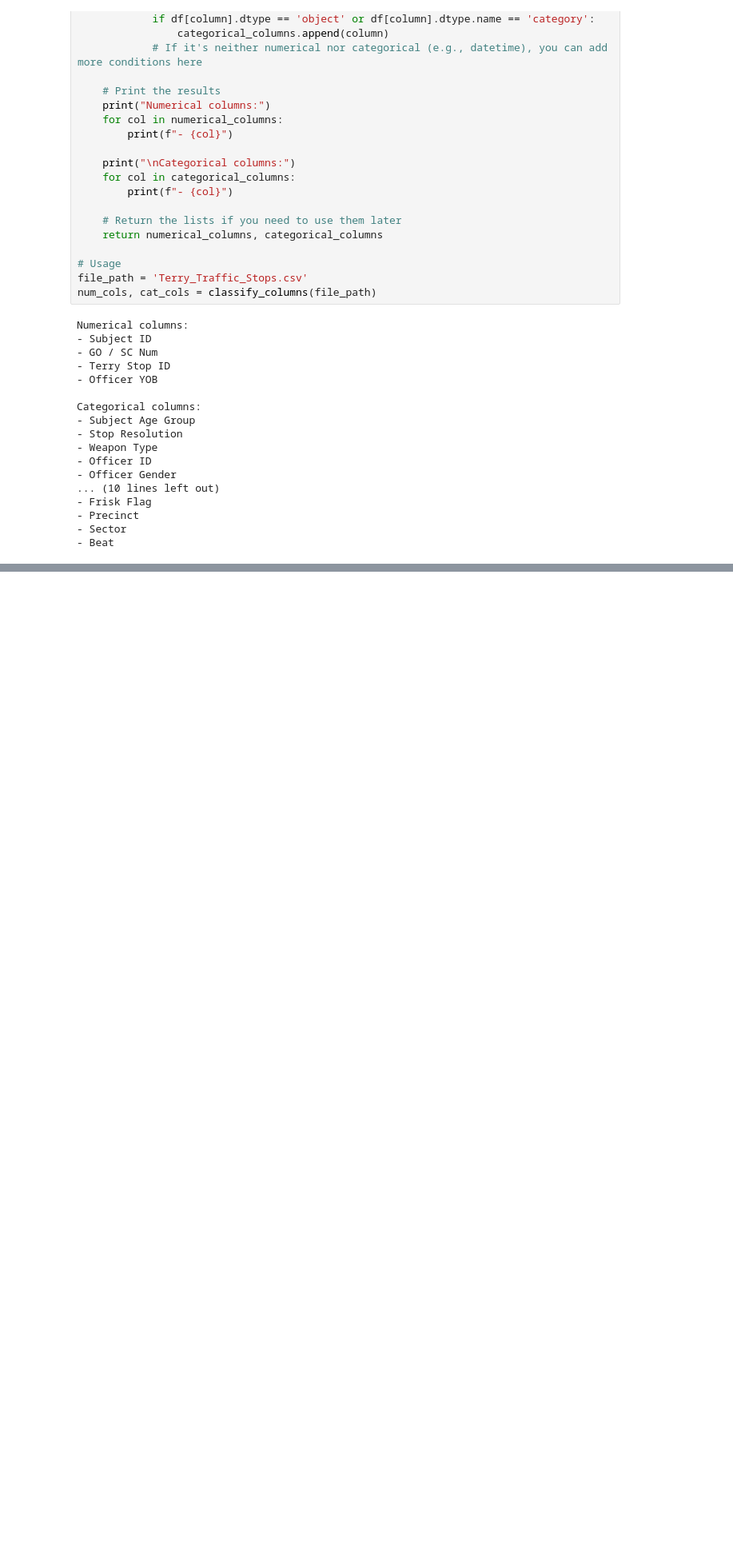
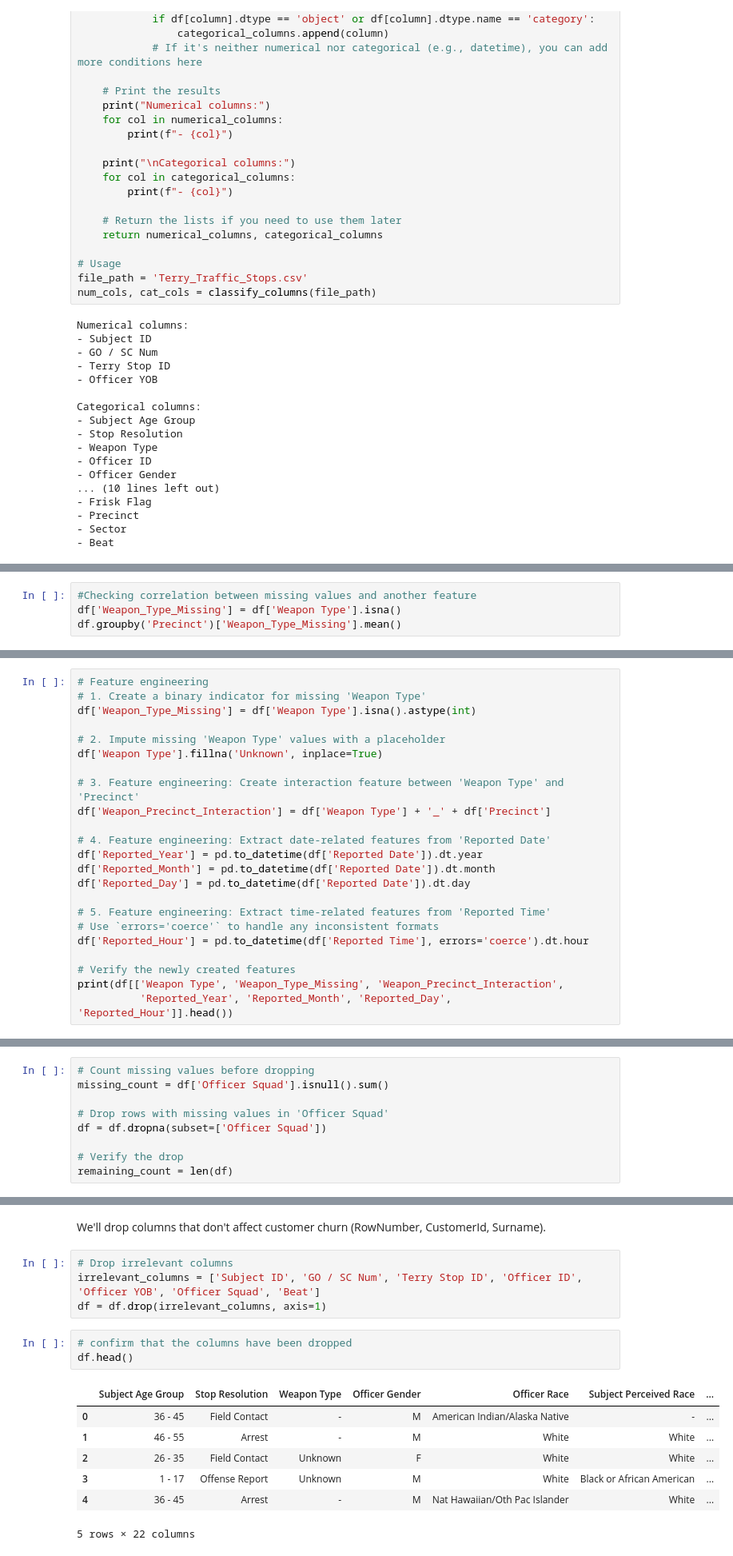
Before and after one commit to ericrono/Terry-Traffic-Stops-project-, a Jupyter notebook: Notebook.ipynb, the cells around one changed output, grey strips where cells are left out. Shown at 80% size. Saved outputs shown, nothing was run; the diff lists cells and outputs as text; blank space fills up the shorter version.

```diff
--- a/Notebook.ipynb
+++ b/Notebook.ipynb
@@ -260,0 +283,4 @@ Categorical columns:
+# %%
+#Checking correlation between missing values and another feature
+df['Weapon_Type_Missing'] = df['Weapon Type'].isna()
+df.groupby('Precinct')['Weapon_Type_Missing'].mean()
@@ -260,0 +330,23 @@ Categorical columns:
+# %%
+# Feature engineering
+# 1. Create a binary indicator for missing 'Weapon Type'
+df['Weapon_Type_Missing'] = df['Weapon Type'].isna().astype(int)
+
+# 2. Impute missing 'Weapon Type' values with a placeholder
+df['Weapon Type'].fillna('Unknown', inplace=True)
+
+# 3. Feature engineering: Create interaction feature between 'Weapon Type' and 'Precinct'
+df['Weapon_Precinct_Interaction'] = df['Weapon Type'] + '_' + df['Precinct']
+
+# 4. Feature engineering: Extract date-related features from 'Reported Date'
+df['Reported_Year'] = pd.to_datetime(df['Reported Date']).dt.year
+df['Reported_Month'] = pd.to_datetime(df['Reported Date']).dt.month
+df['Reported_Day'] = pd.to_datetime(df['Reported Date']).dt.day
+
+# 5. Feature engineering: Extract time-related features from 'Reported Time'
+# Use `errors='coerce'` to handle any inconsistent formats
+df['Reported_Hour'] = pd.to_datetime(df['Reported Time'], errors='coerce').dt.hour
+
+# Verify the newly created features
+print(df[['Weapon Type', 'Weapon_Type_Missing', 'Weapon_Precinct_Interaction',
+          'Reported_Year', 'Reported_Month', 'Reported_Day', 'Reported_Hour']].head())
@@ -260,0 +373,9 @@ Categorical columns:
+# %%
+# Count missing values before dropping
+missing_count = df['Officer Squad'].isnull().sum()
+
+# Drop rows with missing values in 'Officer Squad'
+df = df.dropna(subset=['Officer Squad'])
+
+# Verify the drop
+remaining_count = len(df)
@@ -260,0 +419,17 @@ Categorical columns:
+# %% [markdown]
+We'll drop columns that don't affect customer churn (RowNumber, CustomerId, Surname).
+# %%
+# Drop irrelevant columns
+irrelevant_columns = ['Subject ID', 'GO / SC Num', 'Terry Stop ID', 'Officer ID', 'Officer YOB', 'Officer Squad', 'Beat']
+df = df.drop(irrelevant_columns, axis=1)
+# %%
+# confirm that the columns have been dropped
+df.head()
+# %% [output]
+|  | Subject Age Group | Stop Resolution | Weapon Type | Officer Gender | Officer Race | Subject Perceived Race | ... |
+| 0 | 36 - 45 | Field Contact | - | M | American Indian/Alaska Native | - | ... |
+| 1 | 46 - 55 | Arrest | - | M | White | White | ... |
+| 2 | 26 - 35 | Field Contact | Unknown | F | White | White | ... |
+| 3 | 1 - 17 | Offense Report | Unknown | M | White | Black or African American | ... |
+| 4 | 36 - 45 | Arrest | - | M | Nat Hawaiian/Oth Pac Islander | White | ... |
+5 rows × 22 columns
```
Also changed, not shown: parts of 9 cells of this notebook.
